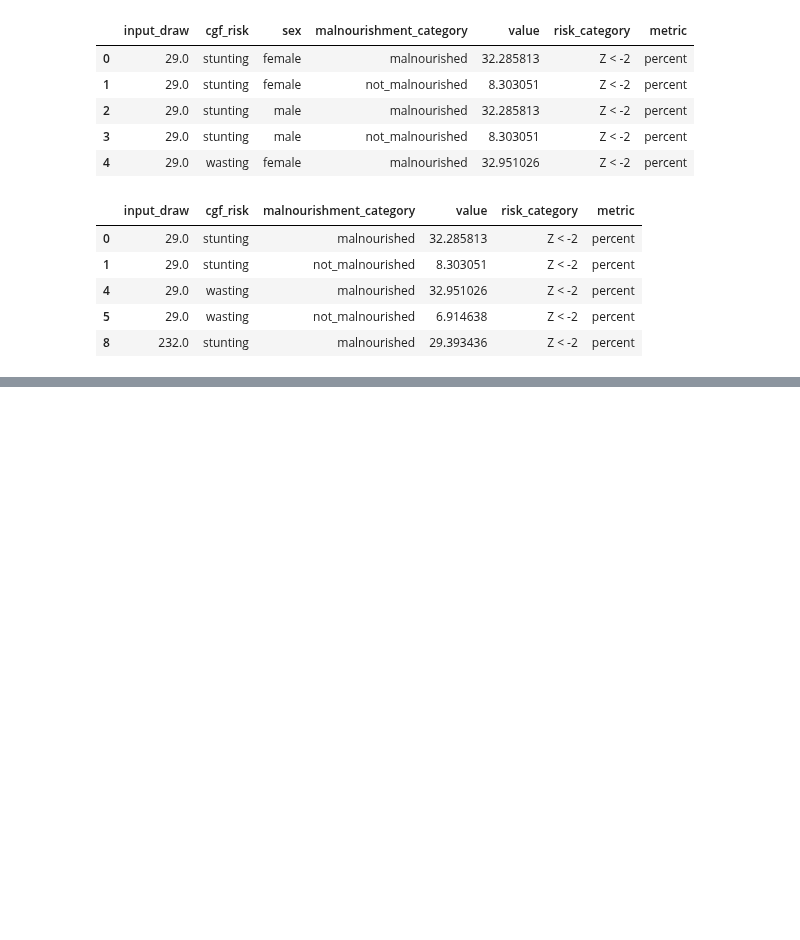
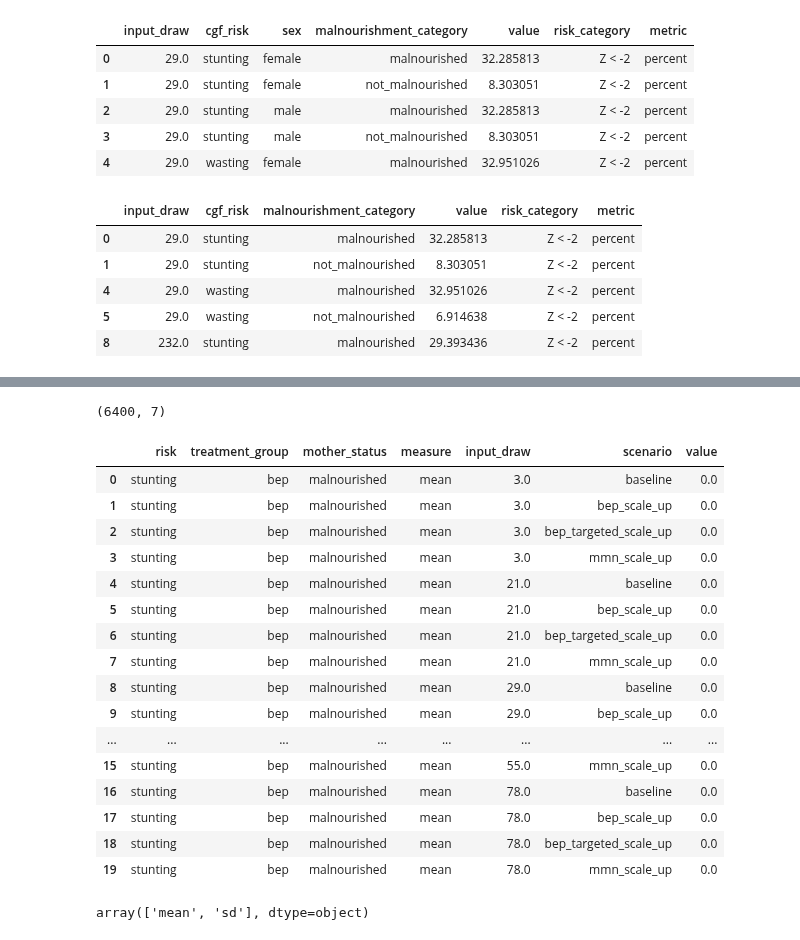
Before and after one commit to ihmeuw/vivarium_data_analysis, a Jupyter notebook: output_processing/gates_bep/2020_02_07a_get_cgf_prevalence.ipynb, the cells around one changed output, grey strips where cells are left out. Drawn from its saved outputs; the diff is of its cells as text; code cells hidden in the pictures; blank space fills up the shorter version.

Commit message:
work on processing birthweight data

```diff
--- a/output_processing/gates_bep/2020_02_07a_get_cgf_prevalence.ipynb
+++ b/output_processing/gates_bep/2020_02_07a_get_cgf_prevalence.ipynb
@@ -233,3 +233,30 @@ summary
 |  | not_malnourished | Z < -2 | percent | 10.0 | 14.958624 | 9.290487 | 8.303051 | 9.384766 | 10.924209 | ... |
 | wasting | malnourished | Z < -2 | percent | 10.0 | 25.765403 | 5.845421 | 15.101626 | 22.876345 | 27.182903 | ... |
 |  | not_malnourished | Z < -2 | percent | 10.0 | 9.132764 | 1.101092 | 6.914638 | 8.741769 | 9.055947 | ... |
+# %%
+india_zscores = raw_data[('india', 'cgf_z_scores')]
+print(india_zscores.shape)
+india_zscores.head(20)
+# %% [output]
+(6400, 7)
+|  | risk | treatment_group | mother_status | measure | input_draw | scenario | value |
+| 0 | stunting | bep | malnourished | mean | 3.0 | baseline | 0.0 |
+| 1 | stunting | bep | malnourished | mean | 3.0 | bep_scale_up | 0.0 |
+| 2 | stunting | bep | malnourished | mean | 3.0 | bep_targeted_scale_up | 0.0 |
+| 3 | stunting | bep | malnourished | mean | 3.0 | mmn_scale_up | 0.0 |
+| 4 | stunting | bep | malnourished | mean | 21.0 | baseline | 0.0 |
+| 5 | stunting | bep | malnourished | mean | 21.0 | bep_scale_up | 0.0 |
+| 6 | stunting | bep | malnourished | mean | 21.0 | bep_targeted_scale_up | 0.0 |
+| 7 | stunting | bep | malnourished | mean | 21.0 | mmn_scale_up | 0.0 |
+| 8 | stunting | bep | malnourished | mean | 29.0 | baseline | 0.0 |
+| 9 | stunting | bep | malnourished | mean | 29.0 | bep_scale_up | 0.0 |
+| ... | ... | ... | ... | ... | ... | ... | ... |
+| 15 | stunting | bep | malnourished | mean | 55.0 | mmn_scale_up | 0.0 |
+| 16 | stunting | bep | malnourished | mean | 78.0 | baseline | 0.0 |
+| 17 | stunting | bep | malnourished | mean | 78.0 | bep_scale_up | 0.0 |
+| 18 | stunting | bep | malnourished | mean | 78.0 | bep_targeted_scale_up | 0.0 |
+| 19 | stunting | bep | malnourished | mean | 78.0 | mmn_scale_up | 0.0 |
+# %%
+india_zscores.measure.unique()
+# %% [output]
+array(['mean', 'sd'], dtype=object)
```
Also changed, not shown: parts of 2 cells of this notebook, 2 other files.
